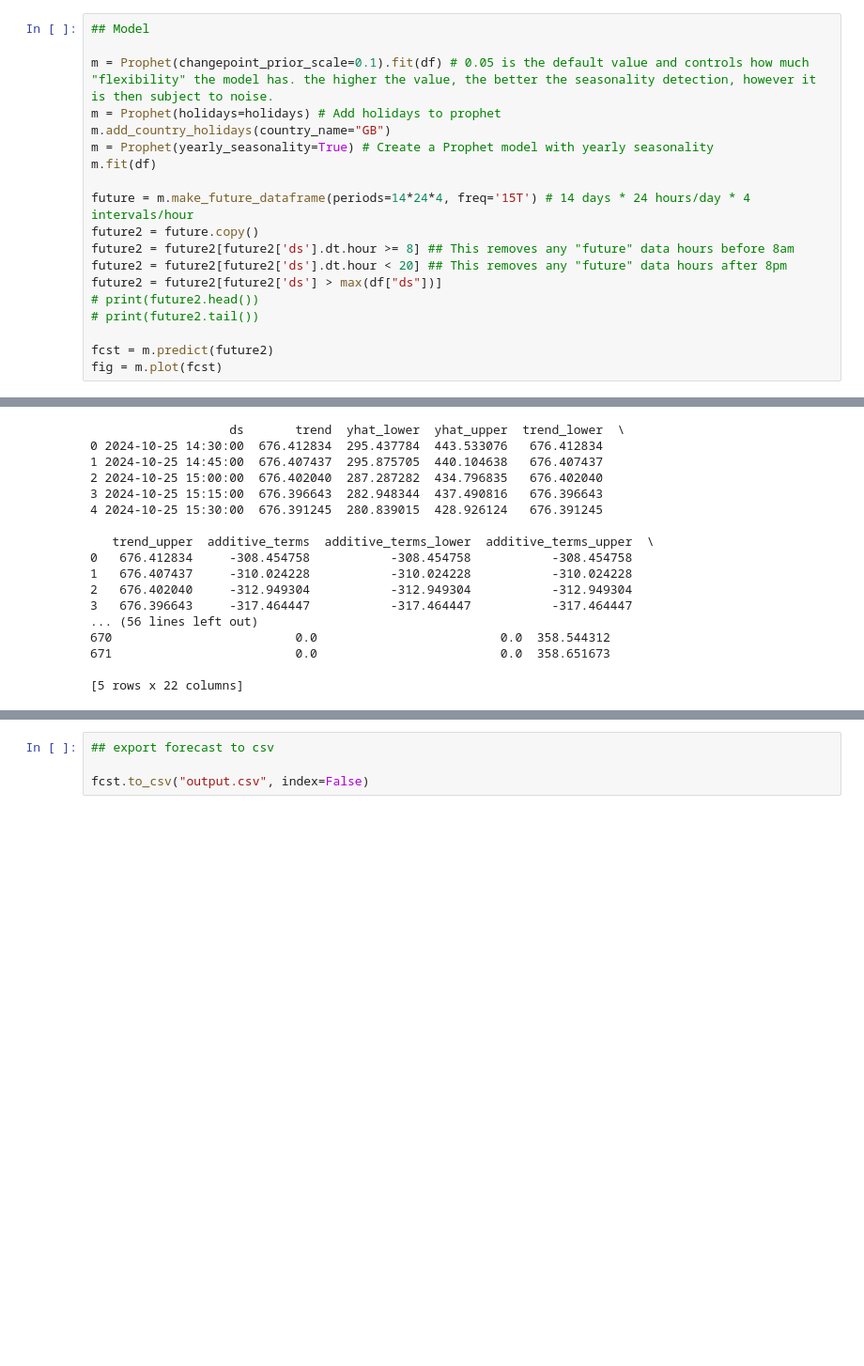
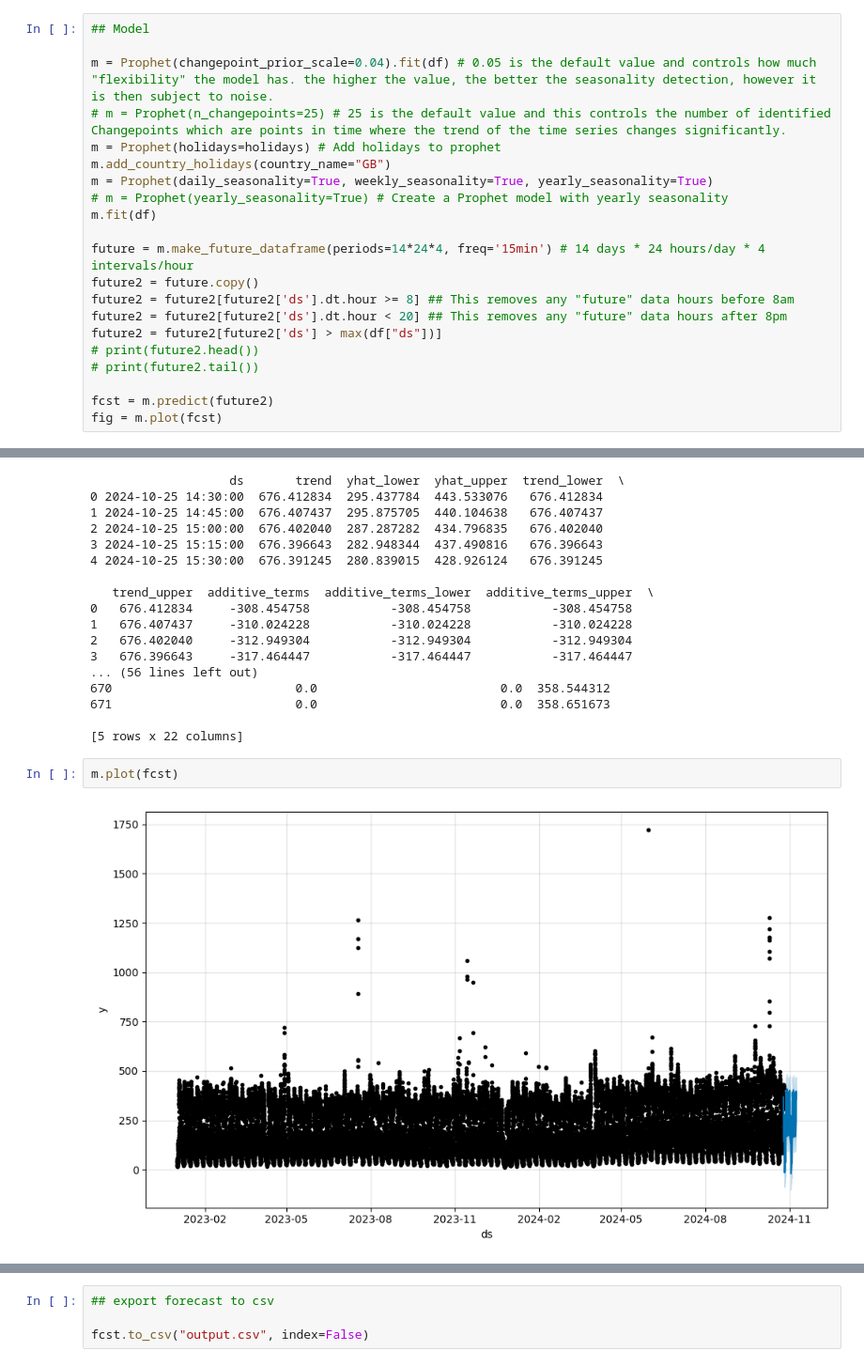
Before and after one commit to devans18/BP0268756-Call-Forecasting, a Jupyter notebook: prophet_forecasting.ipynb, the cells around one changed output, grey strips where cells are left out. Shown at 94% size. Saved outputs shown, nothing was run; the diff lists cells and outputs as text; blank space fills up the shorter version.

```diff
--- a/prophet_forecasting.ipynb
+++ b/prophet_forecasting.ipynb
@@ -132,13 +132,15 @@ holidays = pd.DataFrame({
 # %%
 ## Model
 
-m = Prophet(changepoint_prior_scale=0.1).fit(df) # 0.05 is the default value and controls how much "flexibility" the model has. the higher the value, the better the seasonality detection, however it is then subject to noise.
+m = Prophet(changepoint_prior_scale=0.04).fit(df) # 0.05 is the default value and controls how much "flexibility" the model has. the higher the value, the better the seasonality detection, however it is then subject to noise.
+# m = Prophet(n_changepoints=25) # 25 is the default value and this controls the number of identified Changepoints which are points in time where the trend of the time series changes significantly.
 m = Prophet(holidays=holidays) # Add holidays to prophet
 m.add_country_holidays(country_name="GB")
-m = Prophet(yearly_seasonality=True) # Create a Prophet model with yearly seasonality
+m = Prophet(daily_seasonality=True, weekly_seasonality=True, yearly_seasonality=True)
+# m = Prophet(yearly_seasonality=True) # Create a Prophet model with yearly seasonality
 m.fit(df)
 
-future = m.make_future_dataframe(periods=14*24*4, freq='15T') # 14 days * 24 hours/day * 4 intervals/hour
+future = m.make_future_dataframe(periods=14*24*4, freq='15min') # 14 days * 24 hours/day * 4 intervals/hour
 future2 = future.copy()
 future2 = future2[future2['ds'].dt.hour >= 8] ## This removes any "future" data hours before 8am
 future2 = future2[future2['ds'].dt.hour < 20] ## This removes any "future" data hours after 8pm
@@ -190,3 +192,7 @@ print(fcst.tail())
 671                         0.0                         0.0  358.651673
 
 [5 rows x 22 columns]
+# %%
+m.plot(fcst)
+# %% [output]
+[figure, added]
```
Also changed, not shown: parts of 2 cells of this notebook.
